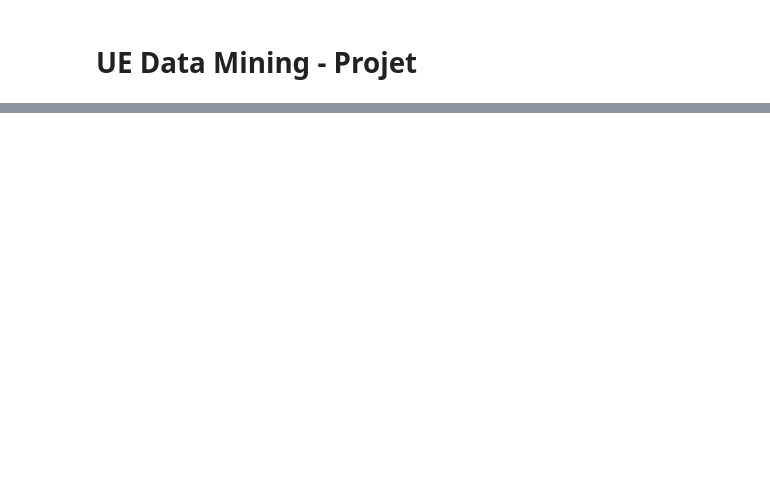
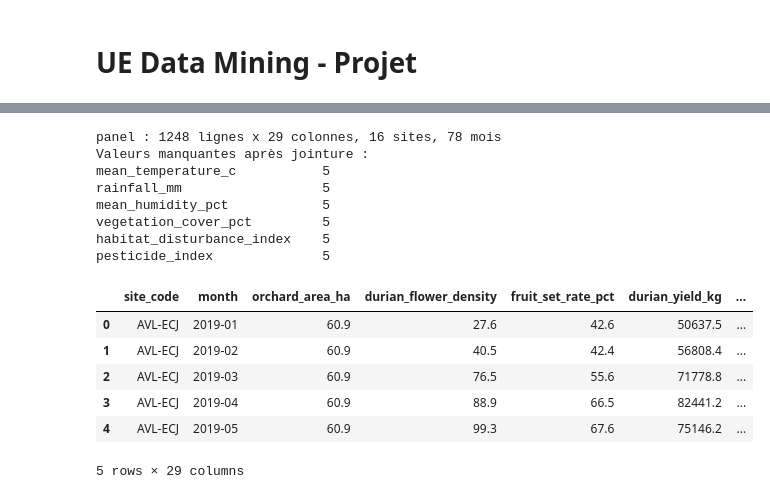
Before and after one commit to alichabaka173/20262027-UE-DataMining-Project, a Jupyter notebook: Ecology_notebook_to_complete.ipynb, the cells around one changed output, grey strips where cells are left out. Drawn from its saved outputs; the diff is of its cells as text; code cells hidden in the pictures; blank space fills up the shorter version.

```diff
--- a/Ecology_notebook_to_complete.ipynb
+++ b/Ecology_notebook_to_complete.ipynb
@@ -182,0 +426,47 @@ for c in df_orchard:
+# %%
+### Jointure des 5 tables en un seul panel
+orchard_cols = ["orchard_area_ha", "durian_flower_density", "fruit_set_rate_pct", "durian_yield_kg",
+                "other_pollinator_activity", "fertilizer_use_index", "irrigation_level"]
+env_cols     = ["mean_temperature_c", "rainfall_mm", "mean_humidity_pct", "vegetation_cover_pct",
+                "habitat_disturbance_index", "pesticide_index"]
+bat_cols     = ["observation_hours", "observed_bat_count", "acoustic_detection_count",
+                "nightly_visit_count", "colony_estimate", "comparison_species_count",
+                "weather_interference"]
+dev_cols     = ["uptime_pct", "acoustic_quality"]
+site_cols    = ["elevation_m", "latitude", "longitude"]
+
+panel = (
+    df_orchard[KEY + orchard_cols]
+      .merge(df_env_monthly[KEY + env_cols], on=KEY, how="left")
+      .merge(df_bats[KEY + bat_cols],        on=KEY, how="left")
+      .merge(df_monitor_dev[KEY + dev_cols], on=KEY, how="left")
+      .merge(df_monitor_sites[["site_code"] + site_cols], on="site_code", how="left")
+      .sort_values(KEY)
+      .reset_index(drop=True)
+)
+
+# Variables dérivées : on neutralise les effets de taille / d'effort d'observation
+panel["yield_per_ha"]       = panel["durian_yield_kg"] / panel["orchard_area_ha"]
+panel["bat_detection_rate"] = panel["acoustic_detection_count"] / panel["observation_hours"]
+
+print(f"panel : {panel.shape[0]} lignes x {panel.shape[1]} colonnes, "
+      f"{panel['site_code'].nunique()} sites, {panel['month'].nunique()} mois")
+print("Valeurs manquantes après jointure :")
+print(panel.isna().sum().loc[lambda s: s > 0].to_string() or "  aucune")
+panel.head()
+# %% [output]
+panel : 1248 lignes x 29 colonnes, 16 sites, 78 mois
+Valeurs manquantes après jointure :
+mean_temperature_c           5
+rainfall_mm                  5
+mean_humidity_pct            5
+vegetation_cover_pct         5
+habitat_disturbance_index    5
+pesticide_index              5
+|  | site_code | month | orchard_area_ha | durian_flower_density | fruit_set_rate_pct | durian_yield_kg | ... |
+| 0 | AVL-ECJ | 2019-01 | 60.9 | 27.6 | 42.6 | 50637.5 | ... |
+| 1 | AVL-ECJ | 2019-02 | 60.9 | 40.5 | 42.4 | 56808.4 | ... |
+| 2 | AVL-ECJ | 2019-03 | 60.9 | 76.5 | 55.6 | 71778.8 | ... |
+| 3 | AVL-ECJ | 2019-04 | 60.9 | 88.9 | 66.5 | 82441.2 | ... |
+| 4 | AVL-ECJ | 2019-05 | 60.9 | 99.3 | 67.6 | 75146.2 | ... |
+5 rows × 29 columns
```
Also changed, not shown: parts of 42 cells of this notebook, 6 other files.
